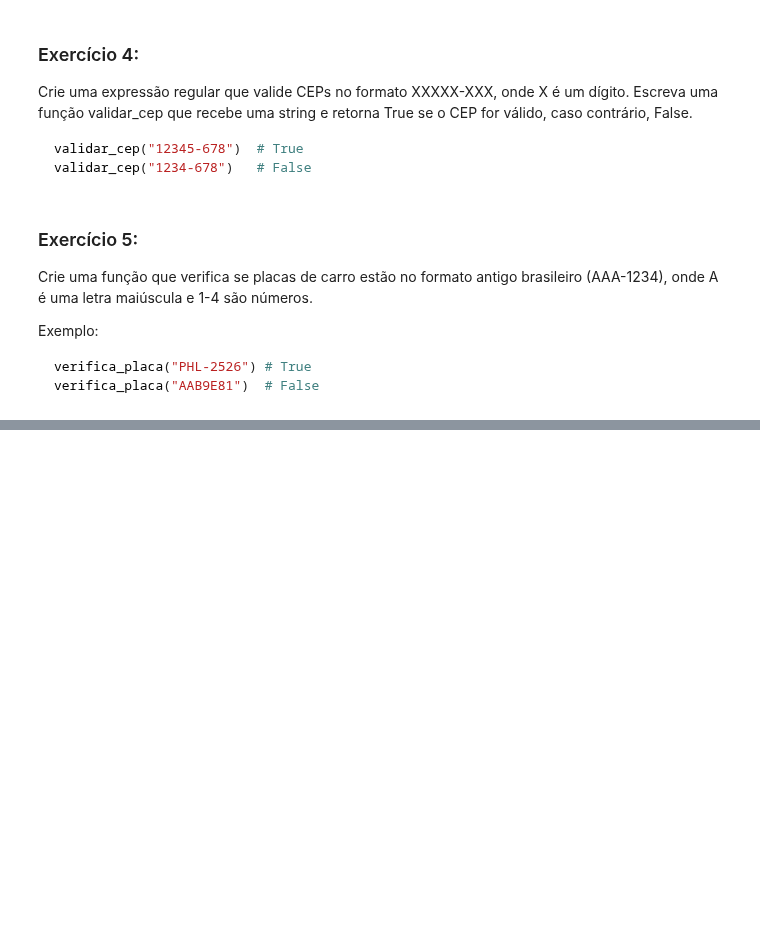
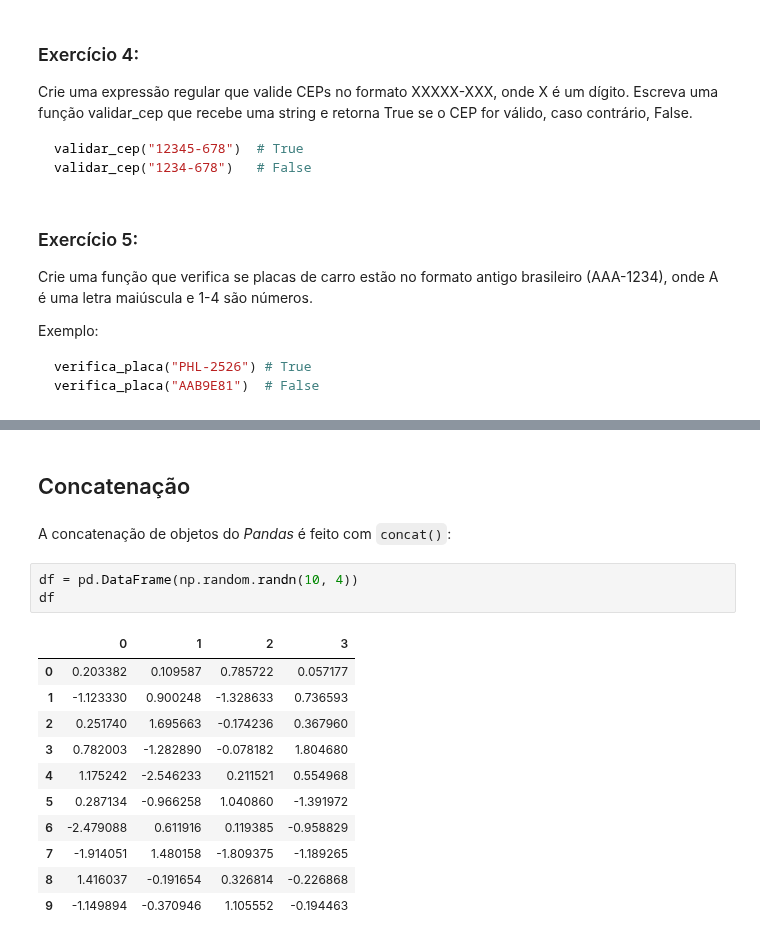
Before and after one commit to py241012454/CEE2, a Jupyter notebook: aulas.ipynb, the cells around one changed output, grey strips where cells are left out. Saved outputs shown, nothing was run; the diff lists cells and outputs as text; blank space fills up the shorter version.

```diff
--- a/aulas.ipynb
+++ b/aulas.ipynb
@@ -2008,0 +3210,19 @@ verifica_placa("AAB9E81")  # False
+# %% [markdown]
+## Concatenação
+# %% [markdown]
+A concatenação de objetos do *Pandas* é feito com `concat()`:
+# %%
+df = pd.DataFrame(np.random.randn(10, 4))
+df
+# %% [output]
+|  | 0 | 1 | 2 | 3 |
+| 0 | 0.203382 | 0.109587 | 0.785722 | 0.057177 |
+| 1 | -1.123330 | 0.900248 | -1.328633 | 0.736593 |
+| 2 | 0.251740 | 1.695663 | -0.174236 | 0.367960 |
+| 3 | 0.782003 | -1.282890 | -0.078182 | 1.804680 |
+| 4 | 1.175242 | -2.546233 | 0.211521 | 0.554968 |
+| 5 | 0.287134 | -0.966258 | 1.040860 | -1.391972 |
+| 6 | -2.479088 | 0.611916 | 0.119385 | -0.958829 |
+| 7 | -1.914051 | 1.480158 | -1.809375 | -1.189265 |
+| 8 | 1.416037 | -0.191654 | 0.326814 | -0.226868 |
+| 9 | -1.149894 | -0.370946 | 1.105552 | -0.194463 |
```
Also changed, not shown: parts of 234 cells of this notebook.
